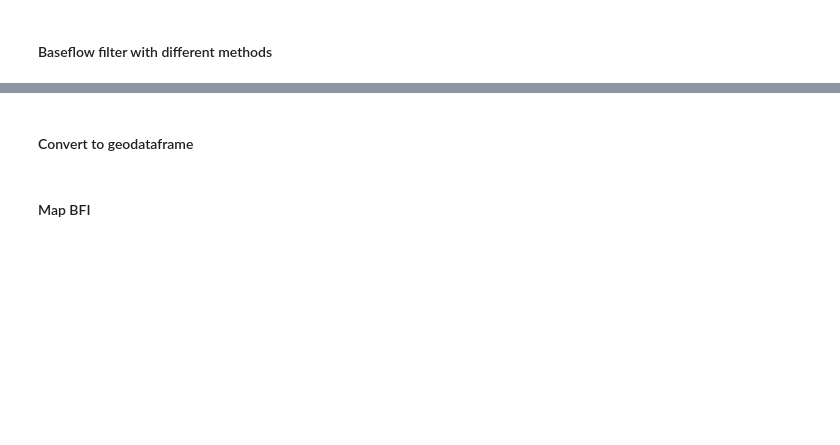
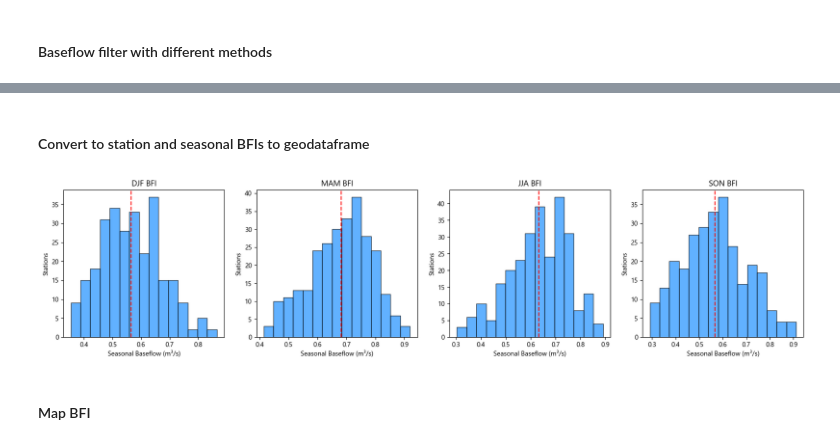
Before and after one commit to klekarkar/mHM_IO_dataprocessing, a Jupyter notebook: baseflow_separation.ipynb, the cells around one changed output, grey strips where cells are left out. Saved outputs shown, nothing was run; the diff lists cells and outputs as text; code cells hidden in the pictures; blank space fills up the shorter version.

```diff
--- a/baseflow_separation.ipynb
+++ b/baseflow_separation.ipynb
@@ -75,15 +163,31 @@ for key, data in eval_stations_Q.items():
 # %% [markdown]
-#### Convert to geodataframe
+#### Convert to station and seasonal BFIs to geodataframe
 # %%
 #combine the bfi, kge and station locations into a dataframe
 df_bfi = pd.DataFrame.from_dict(bfi_dict, orient='index', columns=['BFI'])
 df_kge = pd.DataFrame.from_dict(kge_dict, orient='index', columns=['KGE'])
+df_coords = pd.DataFrame.from_dict(coords_dict, orient='index', columns=['lon', 'lat'])
 
 #combine the bfi, kge and station locatiobs dataframes on index
-df_bfi_kge = pd.concat([df_bfi, df_kge, station_locations], axis=1).dropna()
+df_bfi_kge = pd.concat([df_bfi, df_kge, df_coords], axis=1).dropna()
 
-#convert to geodataframe
+#convert to BFI to geodataframe
 gdf_bfi_kge = gpd.GeoDataFrame(df_bfi_kge, geometry=gpd.points_from_xy(df_bfi_kge['lon'], df_bfi_kge['lat']))
+
+#convert seasonal baseflow DataFrame to geodataframe
+gdf_seasonal_baseflow = gpd.GeoDataFrame(seasonal_baseflow_df,
+                                         geometry=gpd.points_from_xy(df_bfi_kge['lon'], df_bfi_kge['lat']))
+# %%
+#seasonal baseflow histograms
+fig, ax = plt.subplots(1, 4, figsize=(20, 4))
+for i, season in enumerate(seasons.keys()):
+    ax[i].set_title(f'{season} BFI')
+    gdf_seasonal_baseflow['BFI_' + season].plot(kind='hist', ax=ax[i], bins=15, color='dodgerblue', edgecolor='black', alpha=0.7)
+    ax[i].axvline(gdf_seasonal_baseflow['BFI_' + season].mean(), color='red', linestyle='--', label='Mean')
+    ax[i].set_xlabel('Seasonal Baseflow (m³/s)')
+    ax[i].set_ylabel('Stations')
+# %% [output]
+[figure, added]
 # %% [markdown]
 #### Map BFI
 # %%
```
Also changed, not shown: parts of 9 cells of this notebook, 6 other files.
